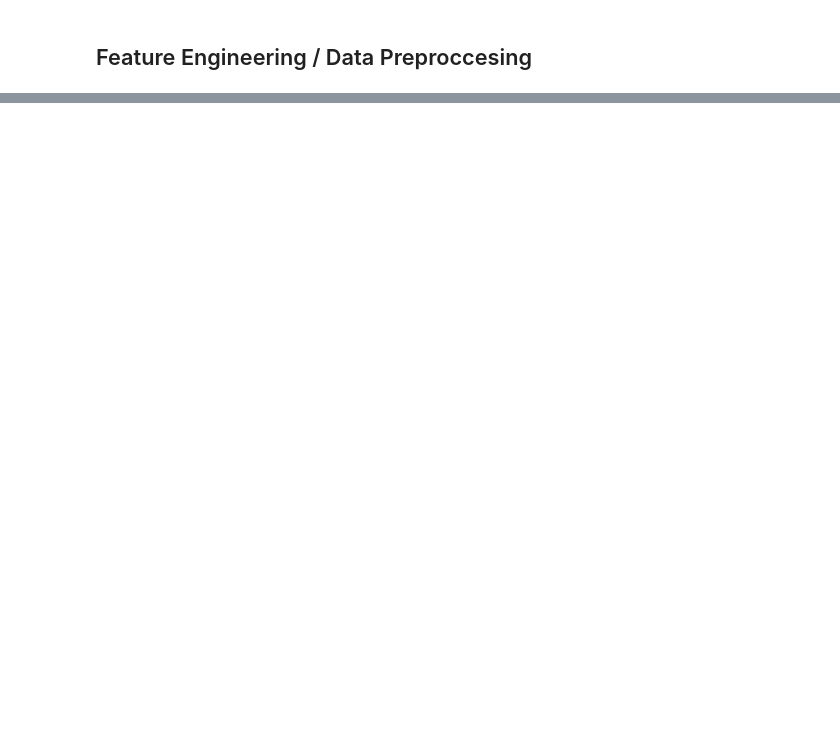
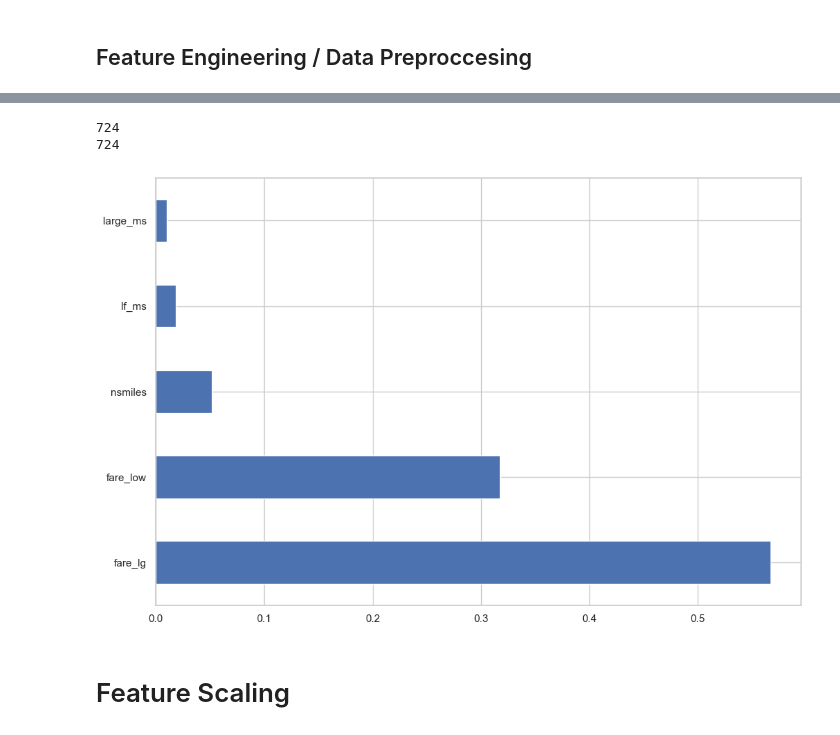
Before and after one commit to lcbean/flight-price-model, a Jupyter notebook: main.ipynb, the cells around one changed output, grey strips where cells are left out. Saved outputs shown, nothing was run; the diff lists cells and outputs as text; code cells hidden in the pictures; blank space fills up the shorter version.

Commit message:
trained model and visualized performance

```diff
--- a/main.ipynb
+++ b/main.ipynb
@@ -756,6 +804,0 @@ df.head()
-# %%
-df = df.join(pd.get_dummies(df.dep_city, prefix='dep_city')).drop('dep_city', axis=1) ## I want only binary or numeric data
-df = df.join(pd.get_dummies(df.dest_city, prefix='dest_city')).drop('dest_city', axis=1)
-df = df.join(pd.get_dummies(df.carrier_lg, prefix='carrier_lg')).drop('carrier_lg', axis=1)
-df = df.join(pd.get_dummies(df.carrier_low, prefix='carrier_low')).drop('carrier_low', axis=1)
-df = df.join(pd.get_dummies(df.nsmiles, prefix='nsmiles')).drop('nsmiles', axis=1)
@@ -924,0 +815,5 @@ best_regressor.score(X_test, y_test)
+# %%
+X = df.loc[:, df.columns]
+X.drop(columns='fare', axis=1, inplace=True)
+
+X.columns
@@ -924,0 +838,3 @@ best_regressor.score(X_test, y_test)
+# %%
+y = df.iloc[:, 3]
+y.head()
@@ -924,0 +848,5 @@ best_regressor.score(X_test, y_test)
+# %%
+from sklearn.ensemble import ExtraTreesRegressor
+
+selection = ExtraTreesRegressor()
+selection.fit(X, y)
@@ -924,0 +875,14 @@ best_regressor.score(X_test, y_test)
+# %%
+# Feature Importances
+plt.pyplot.figure(figsize=(12, 8))
+print(selection.feature_importances_.size)
+print(X.columns.size)
+feat_importances = pd.Series(selection.feature_importances_, index=X.columns)
+feat_importances.nlargest(5).plot(kind='barh')
+plt.pyplot.show()
+# %% [output]
+724
+724
+[figure, added]
+# %% [markdown]
+# Feature Scaling
```
Also changed, not shown: parts of 75 cells of this notebook.
